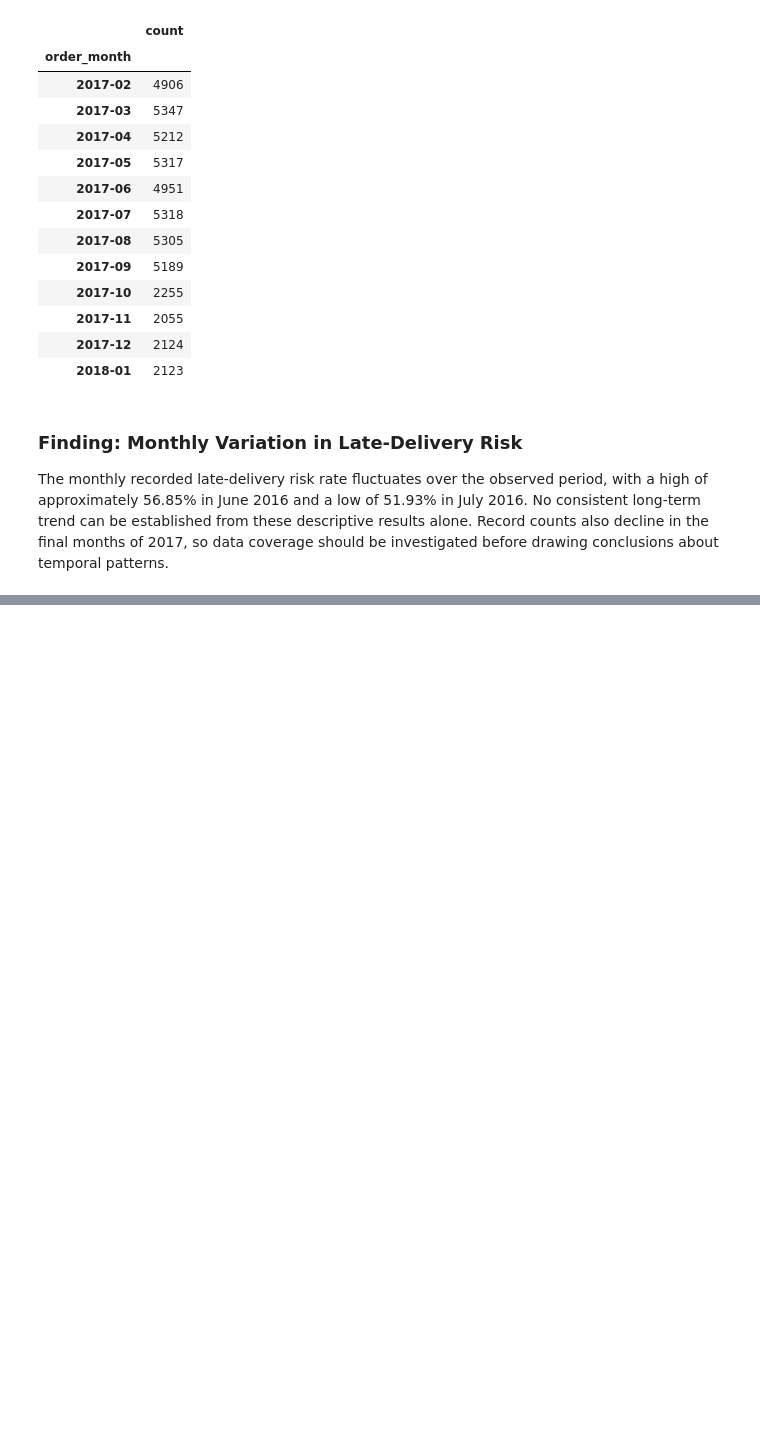
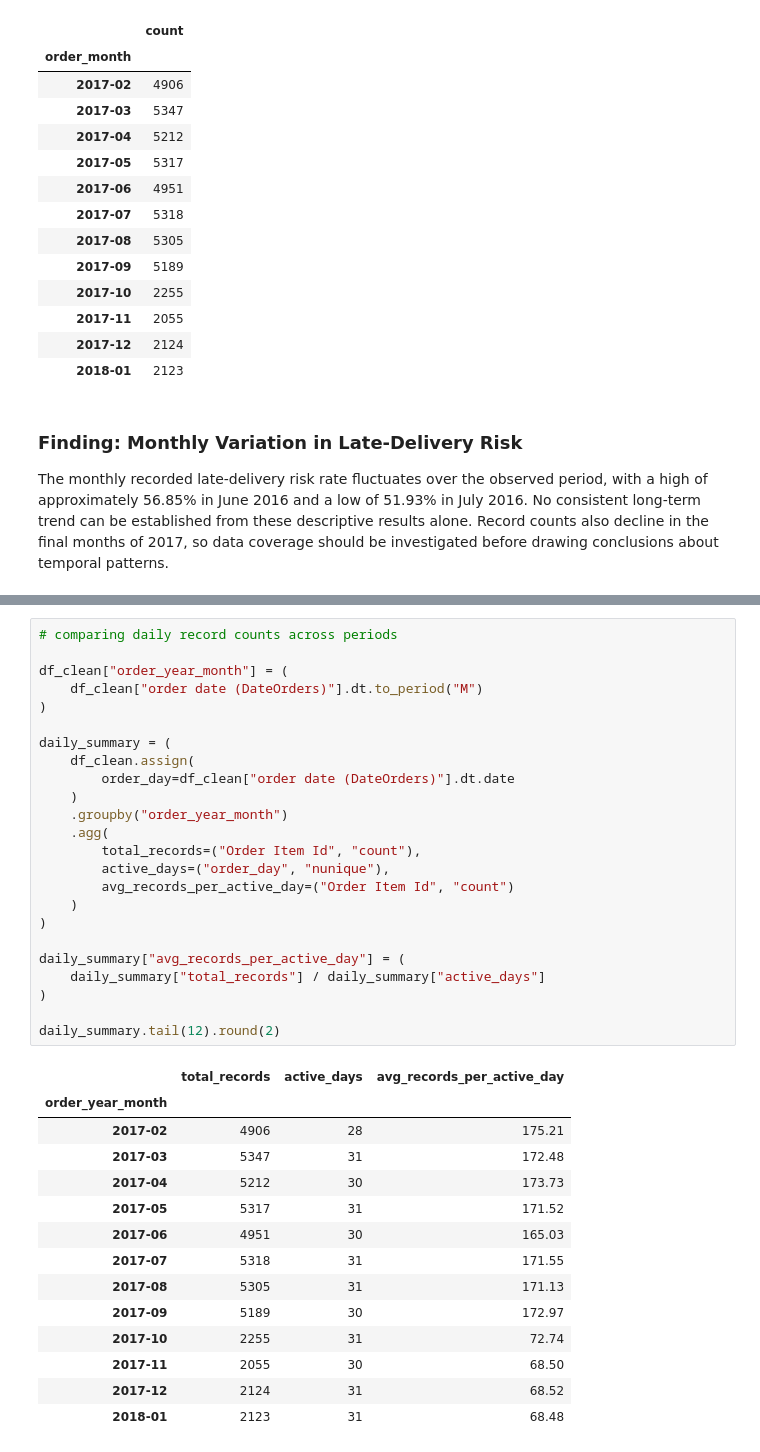
Before and after one commit to divyamohan6388-droid/Logistics-Analytics-Shipment-Delay-Prediction, a Jupyter notebook: notebooks/02_eda.ipynb, the cells around one changed output, grey strips where cells are left out. Drawn from its saved outputs; the diff is of its cells as text; blank space fills up the shorter version.

```diff
--- a/notebooks/02_eda.ipynb
+++ b/notebooks/02_eda.ipynb
@@ -377,0 +410,39 @@ The monthly recorded late-delivery risk rate fluctuates over the observed period
+# %%
+# comparing daily record counts across periods
+
+df_clean["order_year_month"] = (
+    df_clean["order date (DateOrders)"].dt.to_period("M")
+)
+
+daily_summary = (
+    df_clean.assign(
+        order_day=df_clean["order date (DateOrders)"].dt.date
+    )
+    .groupby("order_year_month")
+    .agg(
+        total_records=("Order Item Id", "count"),
+        active_days=("order_day", "nunique"),
+        avg_records_per_active_day=("Order Item Id", "count")
+    )
+)
+
+daily_summary["avg_records_per_active_day"] = (
+    daily_summary["total_records"] / daily_summary["active_days"]
+)
+
+daily_summary.tail(12).round(2)
+# %% [output]
+|  | total_records | active_days | avg_records_per_active_day |
+| order_year_month |  |  |  |
+| 2017-02 | 4906 | 28 | 175.21 |
+| 2017-03 | 5347 | 31 | 172.48 |
+| 2017-04 | 5212 | 30 | 173.73 |
+| 2017-05 | 5317 | 31 | 171.52 |
+| 2017-06 | 4951 | 30 | 165.03 |
+| 2017-07 | 5318 | 31 | 171.55 |
+| 2017-08 | 5305 | 31 | 171.13 |
+| 2017-09 | 5189 | 30 | 172.97 |
+| 2017-10 | 2255 | 31 | 72.74 |
+| 2017-11 | 2055 | 30 | 68.50 |
+| 2017-12 | 2124 | 31 | 68.52 |
+| 2018-01 | 2123 | 31 | 68.48 |
```
Also changed, not shown: parts of 5 cells of this notebook.
